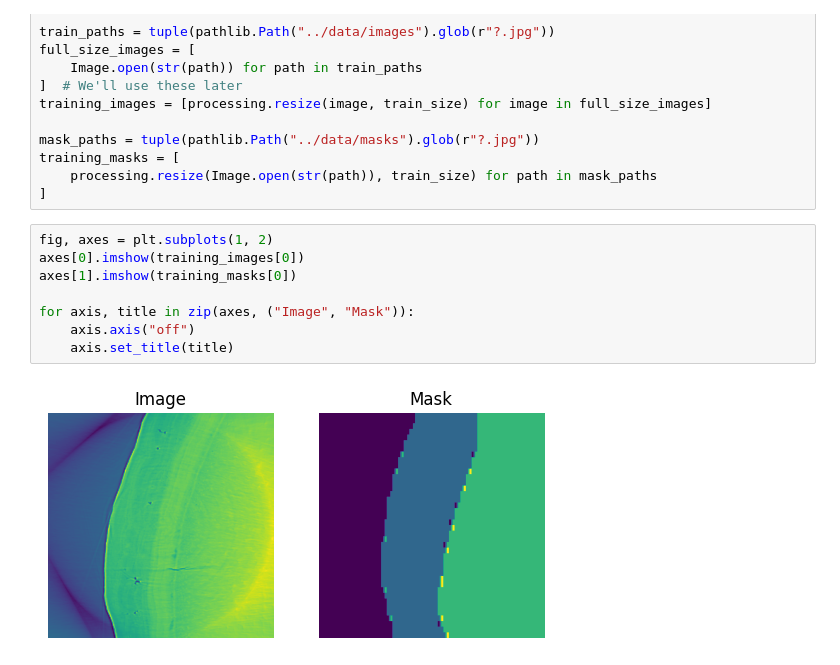
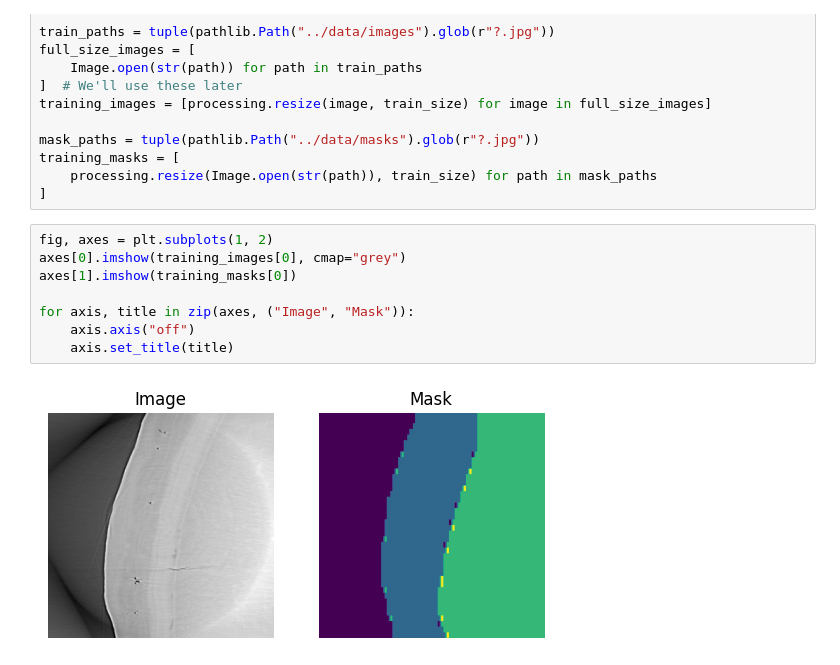
Before and after one commit to richard-lane/cementum, a Jupyter notebook: pipeline/reproduce.ipynb, the cells around one changed output. Drawn from its saved outputs; the diff is of its cells as text.

```diff
--- a/pipeline/reproduce.ipynb
+++ b/pipeline/reproduce.ipynb
@@ -34,14 +34,14 @@ training_masks = [
 ]
 # %%
 fig, axes = plt.subplots(1, 2)
-axes[0].imshow(training_images[0])
+axes[0].imshow(training_images[0], cmap="grey")
 axes[1].imshow(training_masks[0])
 
 for axis, title in zip(axes, ("Image", "Mask")):
     axis.axis("off")
     axis.set_title(title)
 # %% [output]
-[figure, old version]
+[figure, new version]
 # %%
 """
 Encode the labels and add this label to the data in the model; also compute class weights
```
Also changed, not shown: parts of 8 cells of this notebook, 2 other files.
